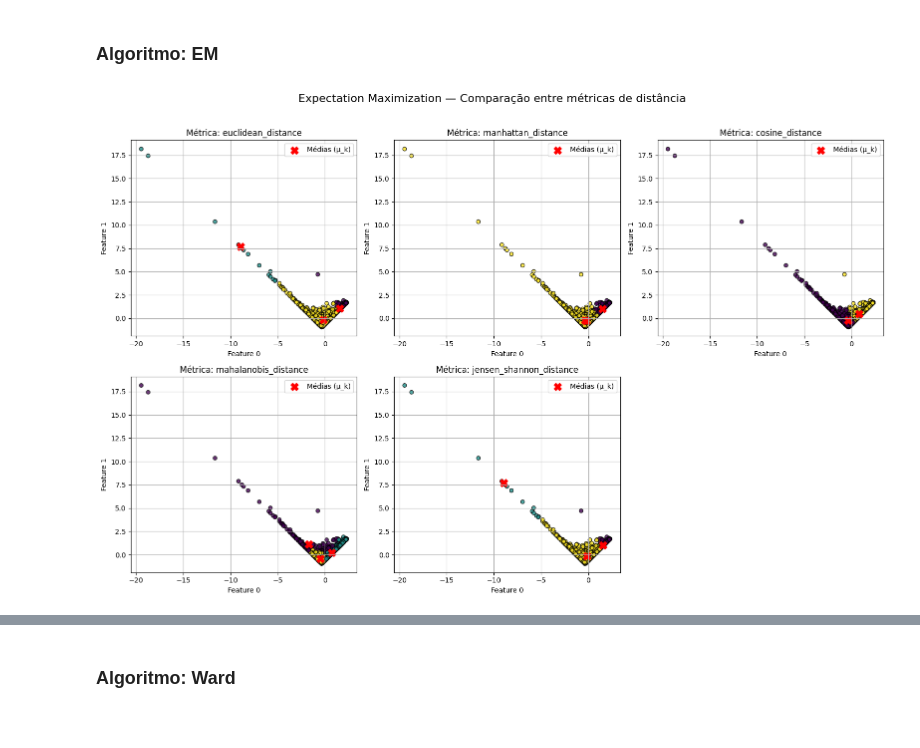
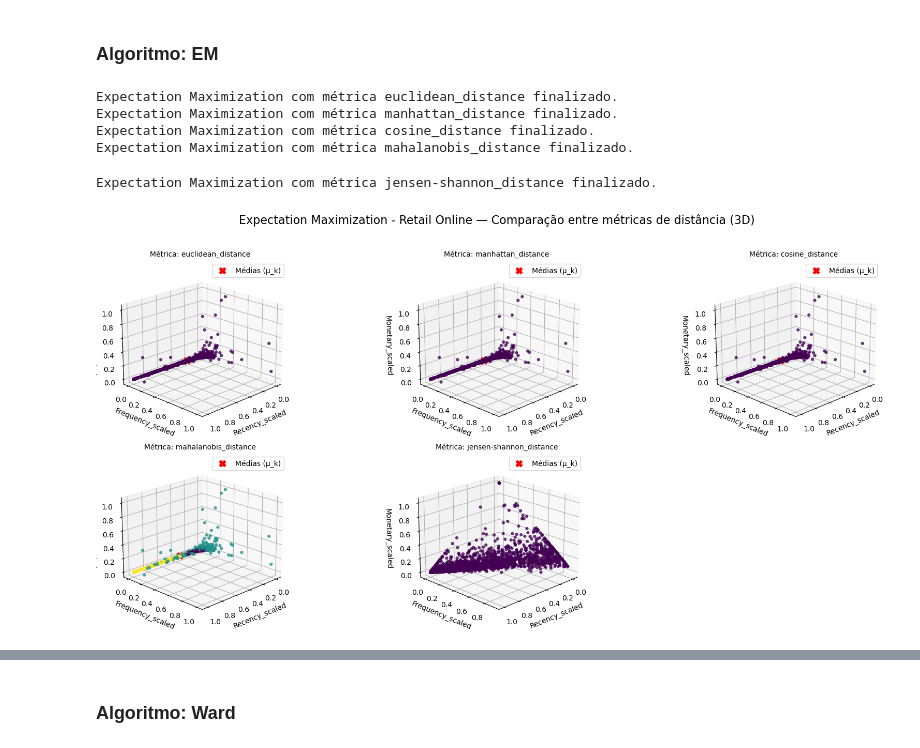
Before and after one commit to JaneOliveira/clustering-client-segmentation-tcc, a Jupyter notebook: notebooks/ExperimentoDatasetRetailOnline.ipynb, the cells around one changed output, grey strips where cells are left out. Drawn from its saved outputs; the diff is of its cells as text; code cells hidden in the pictures.

```diff
--- a/notebooks/ExperimentoDatasetRetailOnline.ipynb
+++ b/notebooks/ExperimentoDatasetRetailOnline.ipynb
@@ -111,0 +182,2 @@ X = pd.DataFrame(
+# %%
+X_jsd = to_probability_simplex(X)
@@ -189,0 +869,19 @@ df_results_kmedoids
+# %%
+#Estudo do melhor eps para DBSCAN com JSD
+
+eps = [0.01, 0.02, 0.03, 0.04, 0.05, 0.06, 0.07, 0.08, 0.09, 0.10, 0.12, 0.15, 0.18, 0.20, 0.25, 0.30, 0.35, 0.40, 0.45, 0.50, 0.55, 0.60, 0.65]
+results_eps = []
+for ep in eps:
+    db = DBSCAN(eps=ep, min_samples=10, metric='jensen-shannon_distance')
+    db.fit(X_jsd)
+    k = len(set(db.labels_)) - (1 if -1 in db.labels_ else 0)
+    evaluation = EvaluationMetrics(X=X_jsd, labels=db.labels_, y_true=None, metric=silhouette_metric_name['jensen-shannon_distance'], **eval_kwargs)
+    sil = evaluation.silhouette()
+    sse = evaluation.sse_euclidean()
+    results_eps.append({"k": k,
+        "sse_jensen_shannon": sse,
+        "silhouette": sil,
+        "algoritmo": "DBSCAN",
+        "eps": ep
+    })
+    print(f"DBSCAN com eps {ep} finalizado.")
@@ -232,16 +975,39 @@ for metric_name in metrics:
     em.fit(X)
     runtime_em = time() - t0
     labels_em = em.labels_
-    results_em.append(calculate_clustering_metrics(algorithm_name="Expectation Maximization", metric_name=metric_name, runtime=runtime_em, X=X, labels=labels_em))
+    results_em.append(calculate_clustering_metrics(algorithm_name="Expectation Maximization", metric_name=silhouette_metric_name[metric_name], runtime=runtime_em, X=X, labels=labels_em))
     plots_em[metric_name] = {
         "X": X,
         "labels": labels_em,
         "model": em
     }
+    print(f"Expectation Maximization com métrica {metric_name} finalizado.")
+
+#Jensen-Shannon Distance vai usar um X diferente
+em = ExpectationMaximization(n_clusters=3, max_iterations=7000, metric_name='jensen-shannon_distance')
+t0 = time()
+em.fit(X_jsd)
+runtime_em = time() - t0
+labels_em = em.labels_
+results_em.append(calculate_clustering_metrics(algorithm_name="Expectation Maximization", metric_name=silhouette_metric_name['jensen-shannon_distance'], runtime=runtime_em, X=X_jsd, labels=labels_em))
+plots_em['jensen-shannon_distance'] = {
+        "X": X_jsd,
+        "labels": labels_em,
+        "model": em
+    }
+print(f"Expectation Maximization com métrica jensen-shannon_distance finalizado.")
+# %% [output]
+Expectation Maximization com métrica euclidean_distance finalizado.
+Expectation Maximization com métrica manhattan_distance finalizado.
+Expectation Maximization com métrica cosine_distance finalizado.
+Expectation Maximization com métrica mahalanobis_distance finalizado.
+Expectation Maximization com métrica jensen-shannon_distance finalizado.
 # %%
-plot_algorithm_all_metrics(plots_em, "Expectation Maximization", x_index=0, y_index=1)
+plot_algorithm_all_metrics_3d(plot_dict=plots_em, algorithm_name="Expectation Maximization - Retail Online", x_index=0, y_index=1, z_index=2,
+    n_cols=3, figsize=(18, 8), feature_names=['Recency_scaled', 'Frequency_scaled', 'Monetary_scaled'], elev=20, azim=45,
+)
 # %% [output]
-[figure, old version]
+[figure, new version]
 # %%
 #results_em.pop()
 df_results_em = pd.DataFrame(results_em)
```
Also changed, not shown: parts of 56 cells of this notebook, 5 other files.
